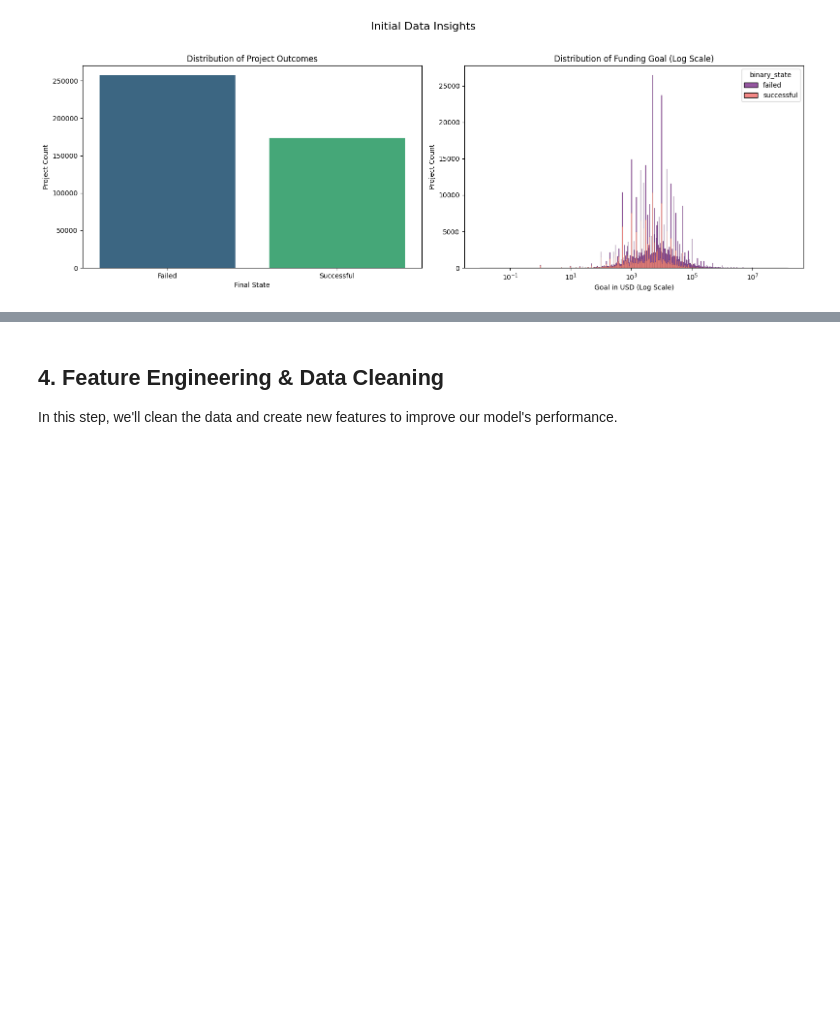
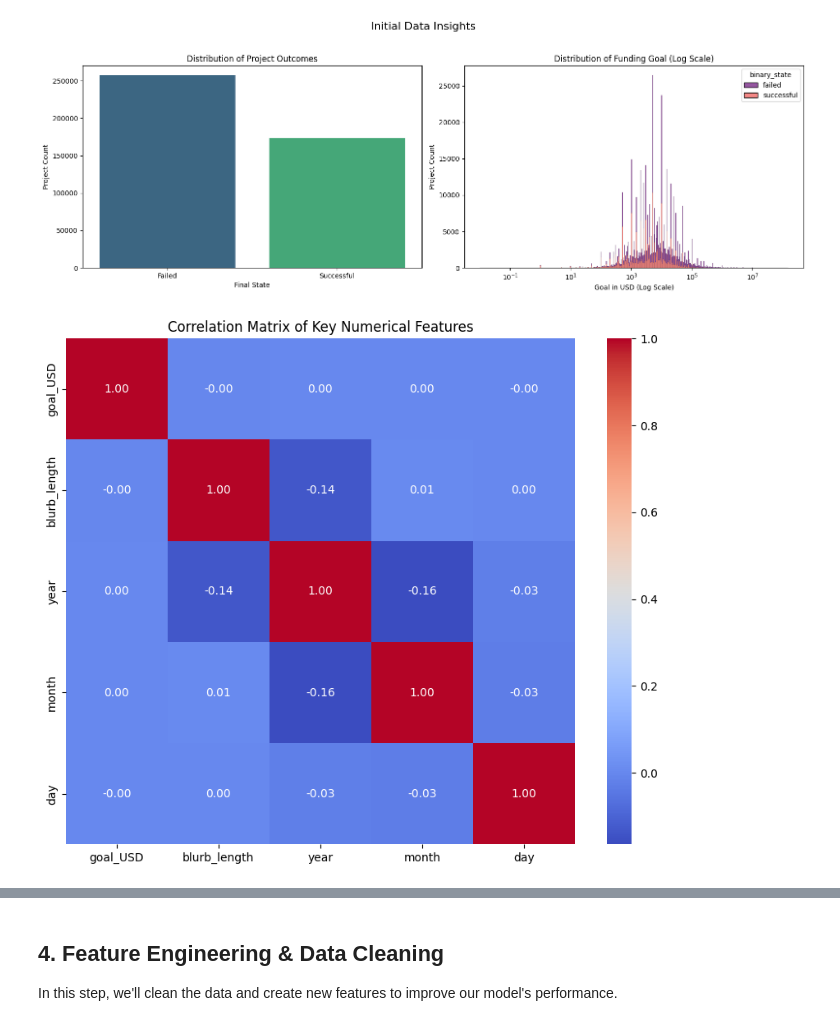
Before and after one commit to MaruflRana/kickstarter-success-prediction, a Jupyter notebook: kickstarter-success-prediction_Final.ipynb, the cells around one changed output, grey strips where cells are left out. Cells and saved outputs as stored; diff of their text form; code cells hidden in the pictures; blank space fills up the shorter version.

```diff
--- a/kickstarter-success-prediction_Final.ipynb
+++ b/kickstarter-success-prediction_Final.ipynb
@@ -105,3 +105,17 @@ Passing `palette` without assigning `hue` is deprecated and will be removed in v
 
   sns.countplot(ax=axes[0], data=df, x='binary_state', palette='viridis')
 [figure]
+# %%
+# Select key numerical features for a meaningful correlation matrix
+numerical_features = df[['goal_USD', 'blurb_length', 'year', 'month', 'day']]
+
+# Calculate the correlation matrix
+corr_matrix = numerical_features.corr()
+
+# Plot the heatmap
+plt.figure(figsize=(10, 8))
+sns.heatmap(corr_matrix, annot=True, cmap='coolwarm', fmt='.2f')
+plt.title('Correlation Matrix of Key Numerical Features')
+plt.show()
+# %% [output]
+[figure, added]
```
Also changed, not shown: parts of 2 cells of this notebook, 2 other files.
